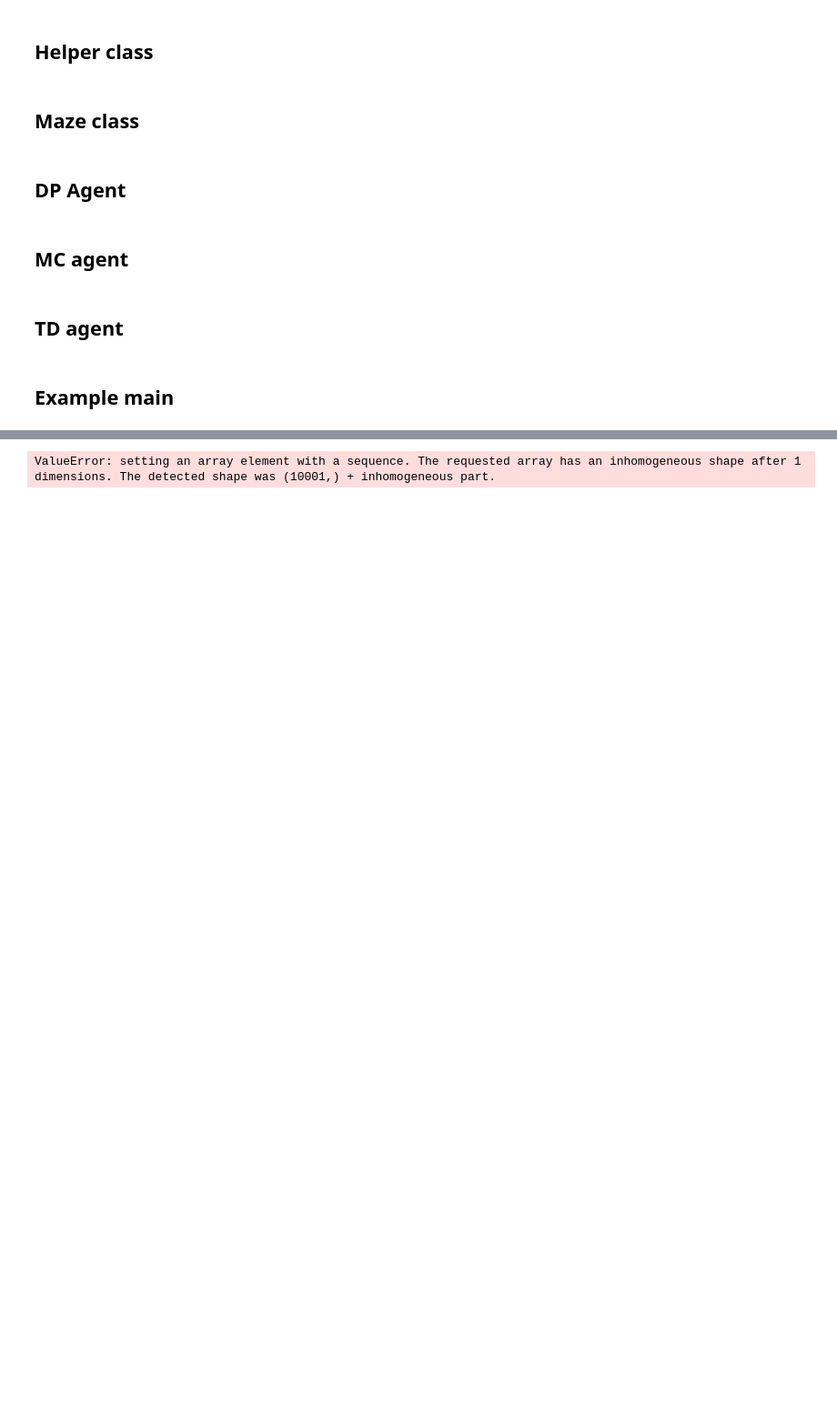
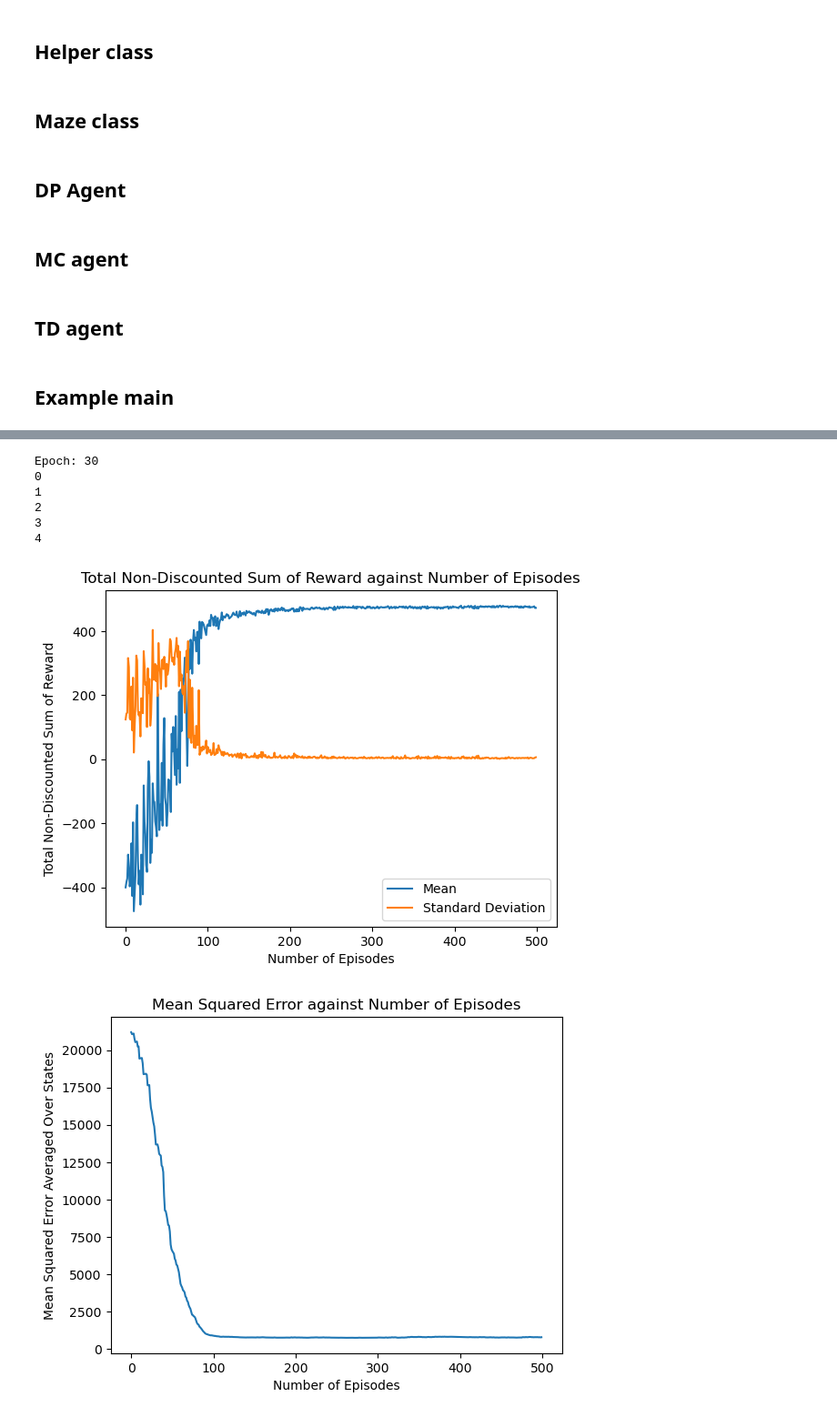
Before and after one commit to jackhau0212/Maze_Planner_Reinforcement_Learning, a Jupyter notebook: coursework_1_maze.ipynb, the cells around one changed output, grey strips where cells are left out. Shown at 91% size. Drawn from its saved outputs; the diff is of its cells as text; code cells hidden in the pictures; blank space fills up the shorter version.

Commit message:
plotting graph completed, awaiting checks

```diff
--- a/coursework_1_maze.ipynb
+++ b/coursework_1_maze.ipynb
@@ -832,37 +828,54 @@ plt.show()
 # %%
 ############################## Question 3.3 ##################################
-total_rewards = []
-values = []
+total_rewards_5_runs = []
+values_5_runs = []
 
-maze = Maze()
-td_agent = TD_agent()
-_, td_values, total_rewards = td_agent.solve(maze)
-total_rewards.append(total_rewards)
-values.append(td_values)
+dp_agent = DP_agent()
+dp_policy, dp_value = dp_agent.solve(maze)
 
-mean_squared_error_list = []
+for i in range(5):
+    print(i)
+    maze = Maze()
+    td_agent = TD_agent()
+    _, td_values, total_rewards = td_agent.solve(maze)
+    total_rewards_5_runs.append(total_rewards)
+    values_5_runs.append(td_values)
 
-for value_function_at_each_episode in td_values:
-    mean_squared_error_list.append(mean_squared_error(dp_value, value_function_at_each_episode))
+mean_squared_error_training_run = []
 
-mean_rewards = np.mean(total_rewards, axis=0)
-std_rewards = np.std(total_rewards, axis=0)
+for training_run in range(len(values_5_runs)):
+    mean_squared_error_episode = []
+
+    for value_function_at_each_episode in values_5_runs[training_run]:
+        mean_squared_error_episode.append(mean_squared_error(dp_value, value_function_at_each_episode))
+
+    mean_squared_error_training_run.append(mean_squared_error_episode)
+
+mean_rewards = np.mean(total_rewards_5_runs, axis=0)
+std_rewards = np.std(total_rewards_5_runs, axis=0)
 
 
 plt.figure(1)
-plt.plot(mean_rewards[:1000], label="Mean")
-plt.plot(std_rewards[:1000], label="Standard Deviation")
+plt.plot(mean_rewards[:500], label="Mean")
+plt.plot(std_rewards[:500], label="Standard Deviation")
 plt.legend()
 plt.xlabel("Number of Episodes")
 plt.ylabel("Total Non-Discounted Sum of Reward")
 plt.title("Total Non-Discounted Sum of Reward against Number of Episodes")
 
 plt.figure(2)
-plt.plot(mean_squared_error_list[:1000])
+plt.plot(np.mean(mean_squared_error_training_run, axis=0)[:500])
 plt.xlabel("Number of Episodes")
 plt.ylabel("Mean Squared Error Averaged Over States")
 plt.title("Mean Squared Error against Number of Episodes")
 plt.show()
 # %% [output]
-ValueError: setting an array element with a sequence. The requested array has an inhomogeneous shape after 1 dimensions. The detected shape was (10001,) + inhomogeneous part.
+Epoch: 30
+0
+1
+2
+3
+4
+[figure, added]
+[figure, added]
 # %%
```
Also changed, not shown: parts of 5 cells of this notebook.
